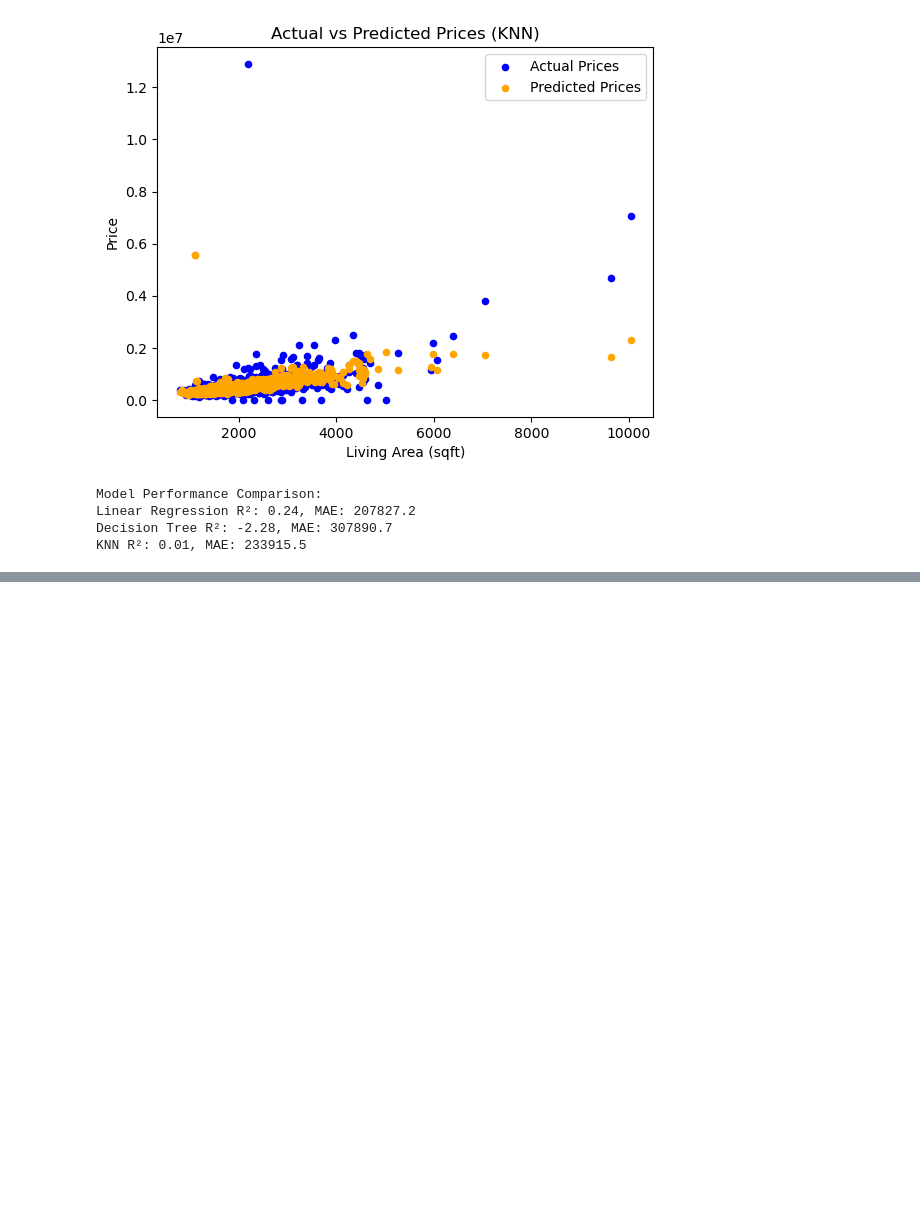
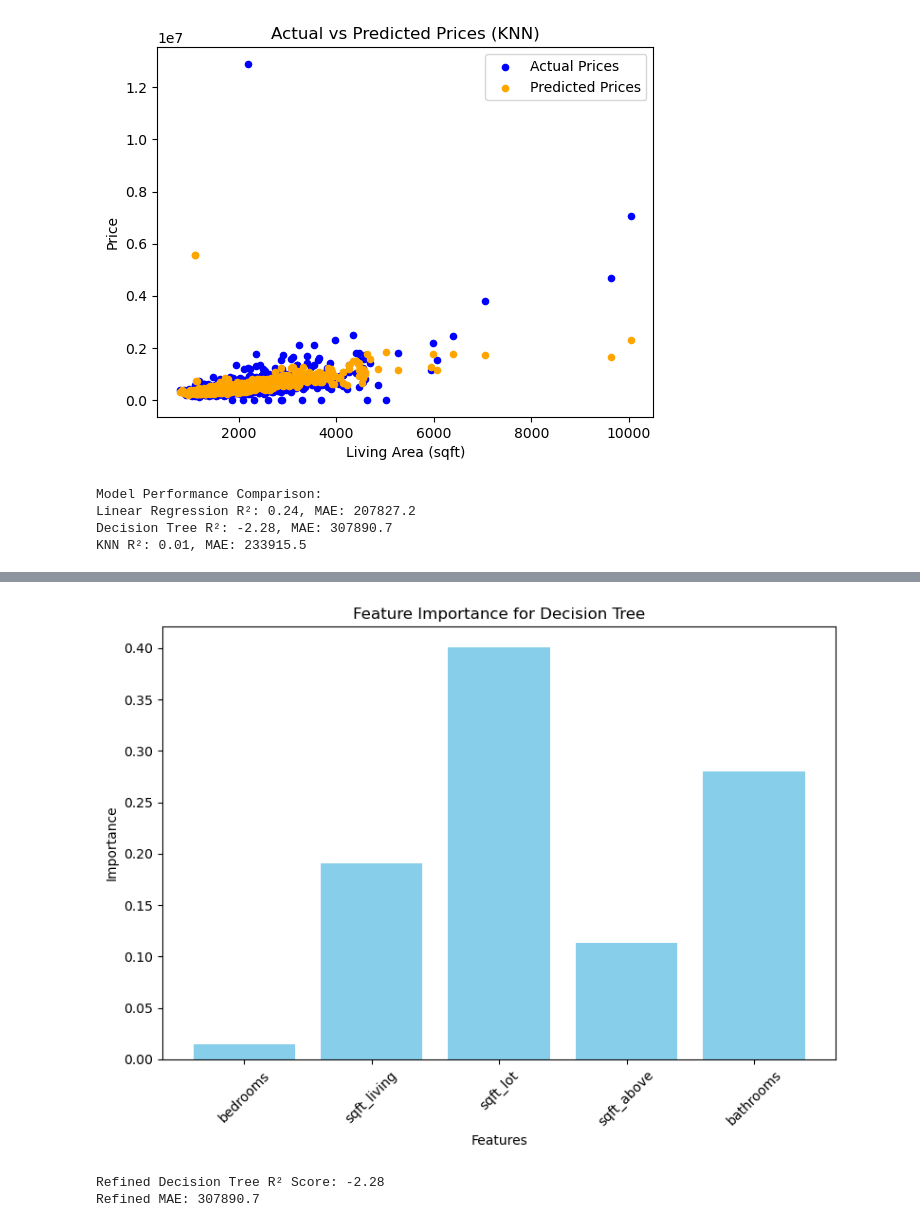
Before and after one commit to afif103/AI-ML-Portfolio, a Jupyter notebook: ML/Week3_ML_Intro.ipynb, the cells around one changed output, grey strips where cells are left out. Drawn from its saved outputs; the diff is of its cells as text; code cells hidden in the pictures; blank space fills up the shorter version.

```diff
--- a/ML/Week3_ML_Intro.ipynb
+++ b/ML/Week3_ML_Intro.ipynb
@@ -156,3 +156,10 @@ Model Performance Comparison:
 Linear Regression R²: 0.24, MAE: 207827.2
 Decision Tree R²: -2.28, MAE: 307890.7
 KNN R²: 0.01, MAE: 233915.5
+# %%
+# Calculate feature importance
+features = ['bedrooms', 'sqft_living', 'sqft_lot', 'sqft_above', 'bathrooms']
+importance = dtr_model.feature_importances_
+feature_importance = pd.DataFrame({'Feature': features, 'Importance': importance})
+print("\nFeature Importance:")
+print(feature_importance.sort_values(by='Importance', ascending=False))
@@ -158,0 +174,27 @@ KNN R²: 0.01, MAE: 233915.5
+# %%
+# Visualize feature importance
+plt.figure(figsize=(8, 6))
+plt.bar(feature_importance['Feature'], feature_importance['Importance'], color='skyblue')
+plt.xlabel('Features')
+plt.ylabel('Importance')
+plt.title('Feature Importance for Decision Tree')
+plt.xticks(rotation=45)
+plt.tight_layout()
+plt.savefig('feature_importance.png')
+plt.show()
+# %% [output]
+[figure, added]
+# %%
+# Example: Exclude low-importance feature (e.g., sqft_lot)
+exclude_sqft_lot_features = ['bedrooms', 'sqft_living', 'sqft_above', 'bathrooms']  # Adjust based on output
+X = filtered_df[exclude_sqft_lot_features]
+X_train, X_test, y_train, y_test = train_test_split(X, y, test_size=0.2, random_state=42)
+xsqftlotdtr_model = DecisionTreeRegressor(random_state=42)
+xsqftlotdtr_model.fit(X_train, y_train)
+print(f"Refined Decision Tree R² Score: {xsqftlotdtr_model.score(X_test, y_test):.2f}")
+y_pred = xsqftlotdtr_model.predict(X_test)
+errors = y_test.values - y_pred
+print(f"Refined MAE: {np.mean(np.abs(errors)):.1f}")
+# %% [output]
+Refined Decision Tree R² Score: -2.28
+Refined MAE: 307890.7
```
Also changed, not shown: parts of 1 cell of this notebook, 1 other file.
